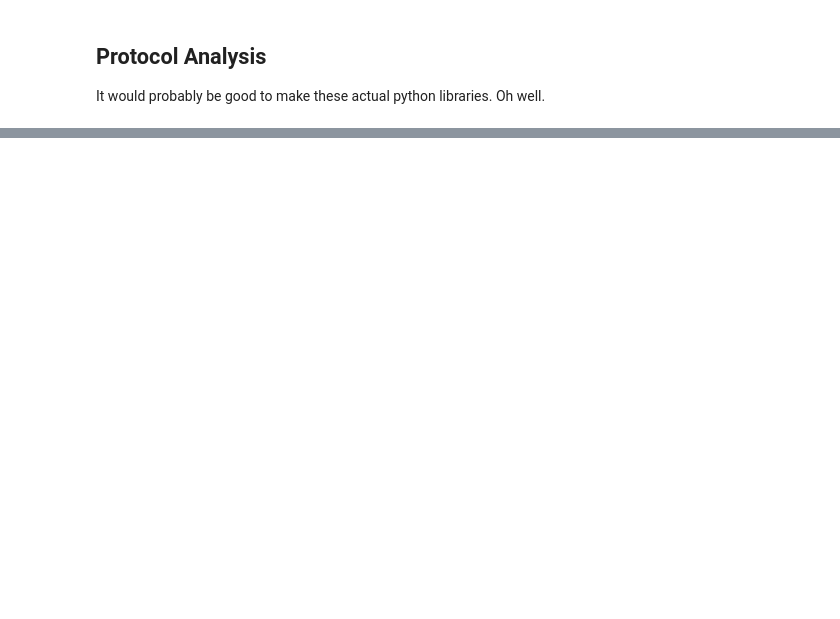
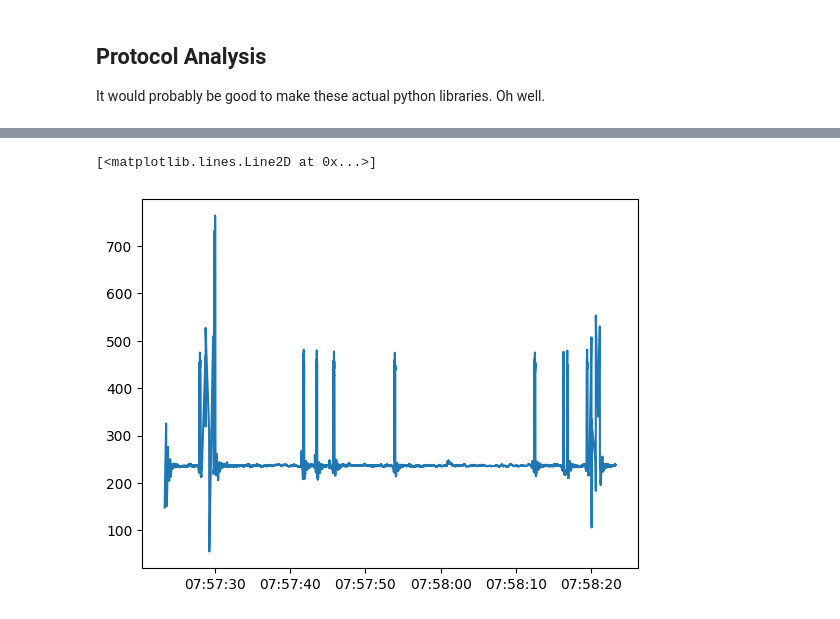
Before and after one commit to dqian3/DOM-BFT, a Jupyter notebook: results/analysis.ipynb, the cells around one changed output, grey strips where cells are left out. Cells and saved outputs as stored; diff of their text form; code cells hidden in the pictures; blank space fills up the shorter version.

```diff
--- a/results/analysis.ipynb
+++ b/results/analysis.ipynb
@@ -203,0 +211,9 @@ plt.show()
+# %%
+latencies = [(x["time"], x["latency"] / 1000) for x in commits if x["client_id"] == 0]
+
+times, latencies = zip(*latencies)
+
+plt.plot(times, latencies, ymax)
+# %% [output]
+[<matplotlib.lines.Line2D at 0x...>]
+[figure, added]
```
Also changed, not shown: parts of 6 cells of this notebook, 3 other files.
